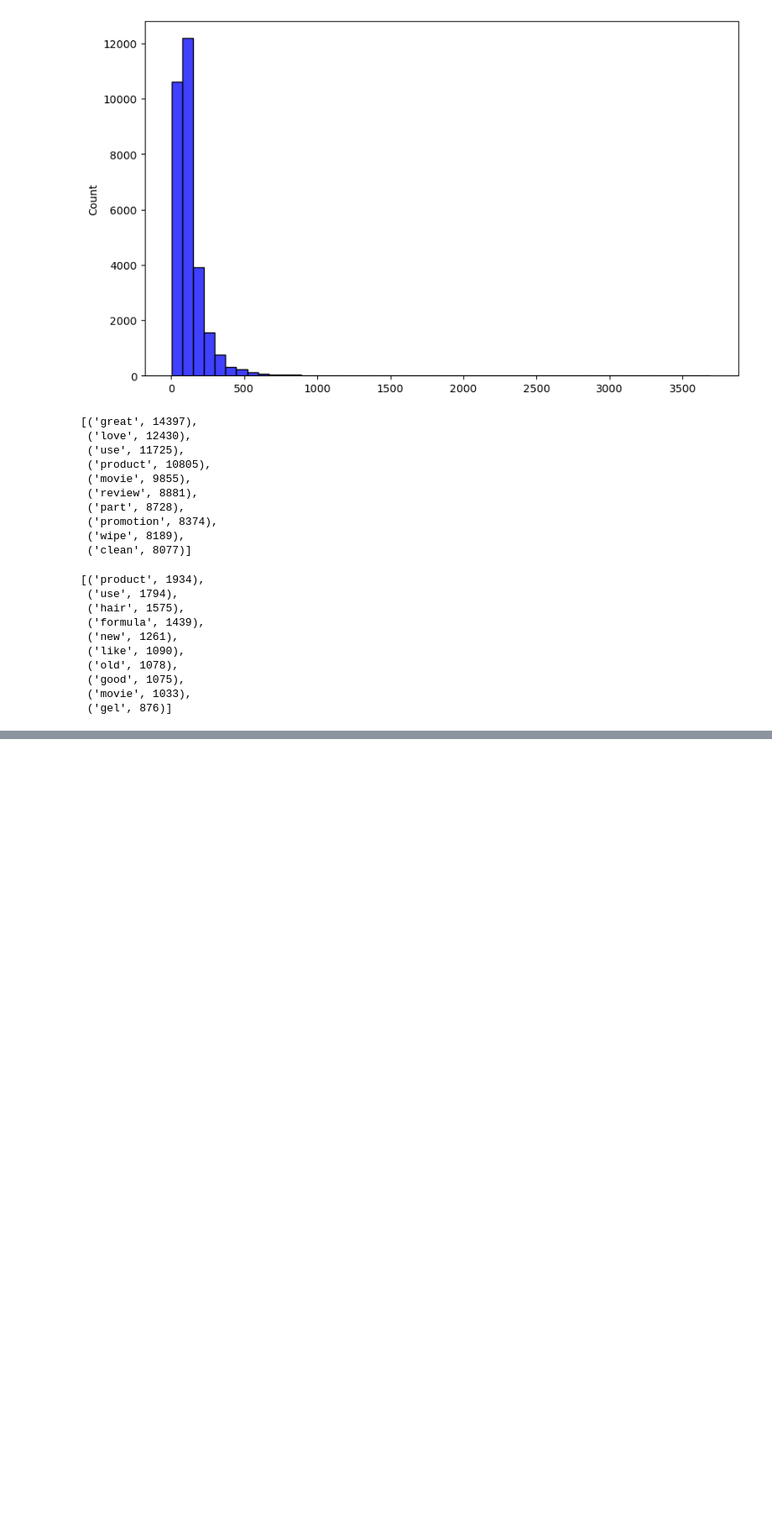
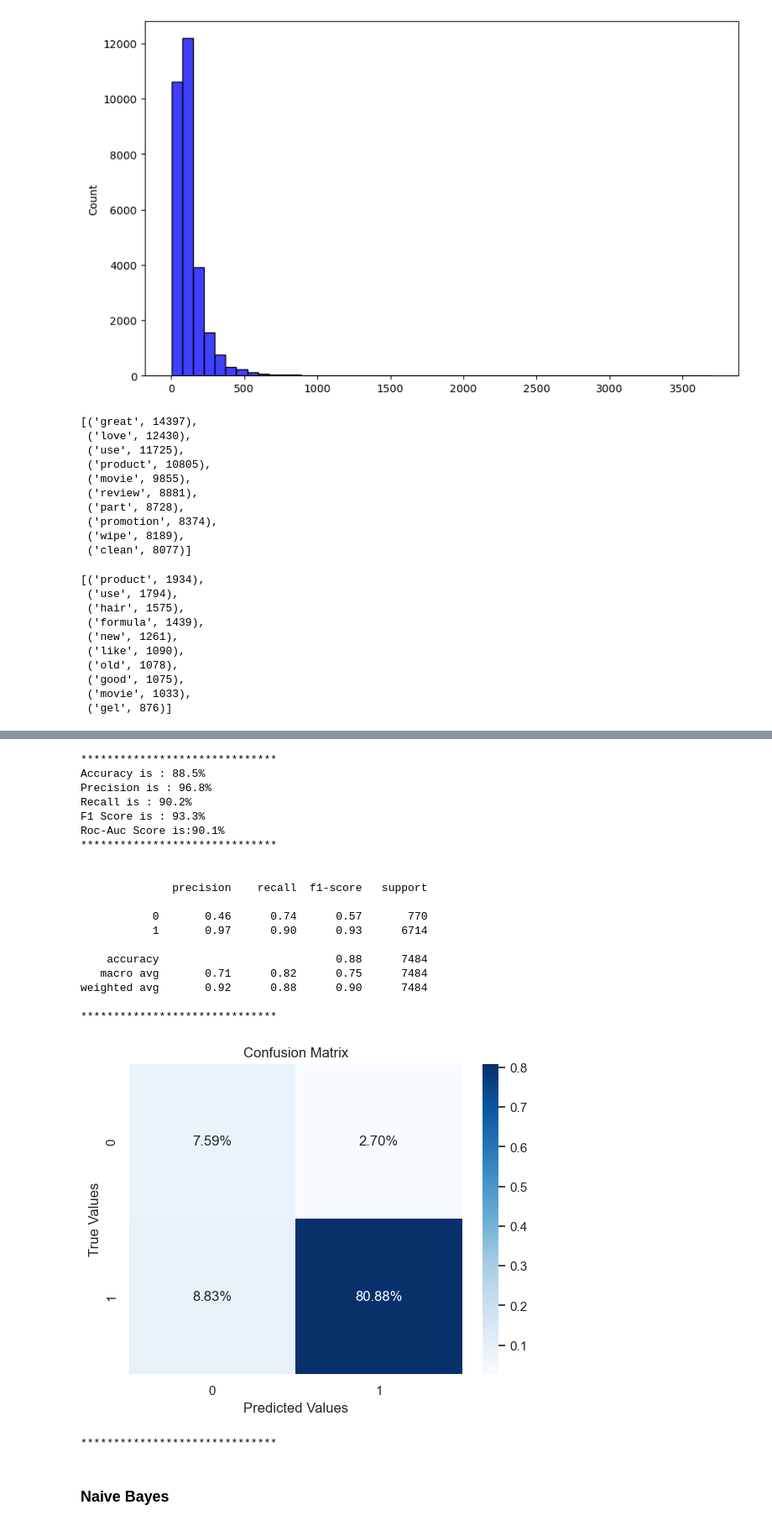
Before and after one commit to sYashReddy/upGradCapstone, a Jupyter notebook: Untitled.ipynb, the cells around one changed output, grey strips where cells are left out. Shown at 84% size. Cells and saved outputs as stored; diff of their text form; code cells hidden in the pictures; blank space fills up the shorter version.

```diff
--- a/Untitled.ipynb
+++ b/Untitled.ipynb
@@ -517,0 +578,7 @@ def get_top_n_ngram( corpus, n_gram_range ,n=None):
+# %%
+#using TF-IDF vectorizer using the parameters to get 650 features.
+tfidf_vectorizer = TfidfVectorizer(stop_words='english', max_features=650, max_df=0.9, min_df=7, binary=True,
+                                   ngram_range=(1,2))
+X_train_tfidf = tfidf_vectorizer.fit_transform(df_clean['reviews_text_cleaned'])
+
+y= df_clean['user_sentiment']
@@ -517,0 +605,15 @@ def get_top_n_ngram( corpus, n_gram_range ,n=None):
+# %%
+# splitting into test and train
+from sklearn.model_selection  import train_test_split
+X_train, X_test, y_train, y_test = train_test_split(X_train_tfidf, y, random_state=42, test_size=0.25)
+# %%
+counter = Counter(y_train)
+print('Before',counter)
+
+sm = SMOTE()
+
+# transform the dataset
+X_train, y_train = sm.fit_resample(X_train, y_train)
+
+counter = Counter(y_train)
+print('After',counter)
@@ -517,0 +702,5 @@ def get_top_n_ngram( corpus, n_gram_range ,n=None):
+# %%
+# Build the Logistic Regression model.
+%time
+logreg_ci = LogisticRegression(random_state=42, max_iter=100,solver='liblinear', class_weight="balanced")
+lr_ci_modebuilder = ModelBuilder(logreg_ci, X_train, X_test, y_train, y_test)
@@ -517,0 +710,28 @@ def get_top_n_ngram( corpus, n_gram_range ,n=None):
+# %%
+# Train and Predict the Test Labels
+y_pred_class  = lr_ci_modebuilder.train_model()
+lr_metrics = lr_ci_modebuilder.evaluate_model(y_pred_class)
+# %% [output]
+******************************
+Accuracy is : 88.5%
+Precision is : 96.8%
+Recall is : 90.2%
+F1 Score is : 93.3%
+Roc-Auc Score is:90.1%
+******************************
+
+
+              precision    recall  f1-score   support
+
+           0       0.46      0.74      0.57       770
+           1       0.97      0.90      0.93      6714
+
+    accuracy                           0.88      7484
+   macro avg       0.71      0.82      0.75      7484
+weighted avg       0.92      0.88      0.90      7484
+
+******************************
+[figure, added]
+******************************
+# %% [markdown]
+### Naive Bayes
```
Also changed, not shown: parts of 31 cells of this notebook, 3 other files.
